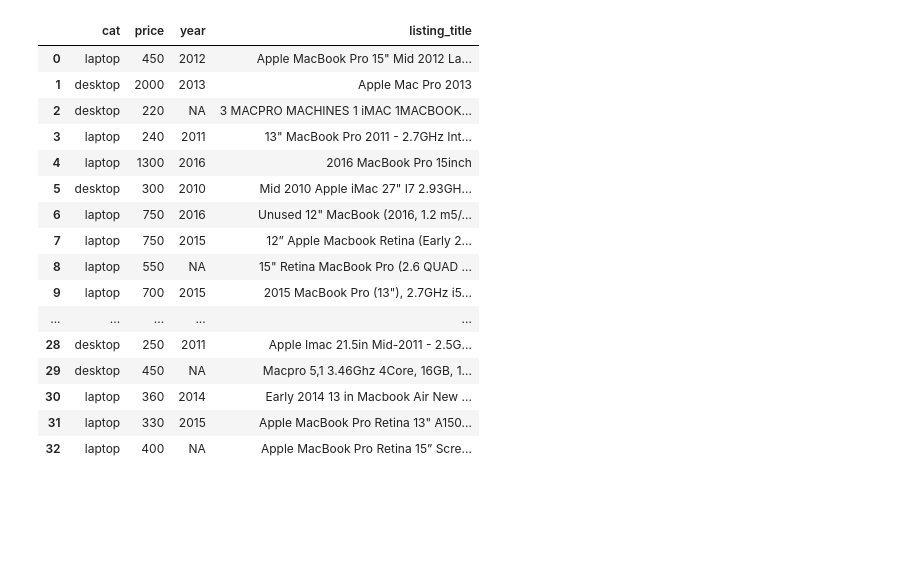
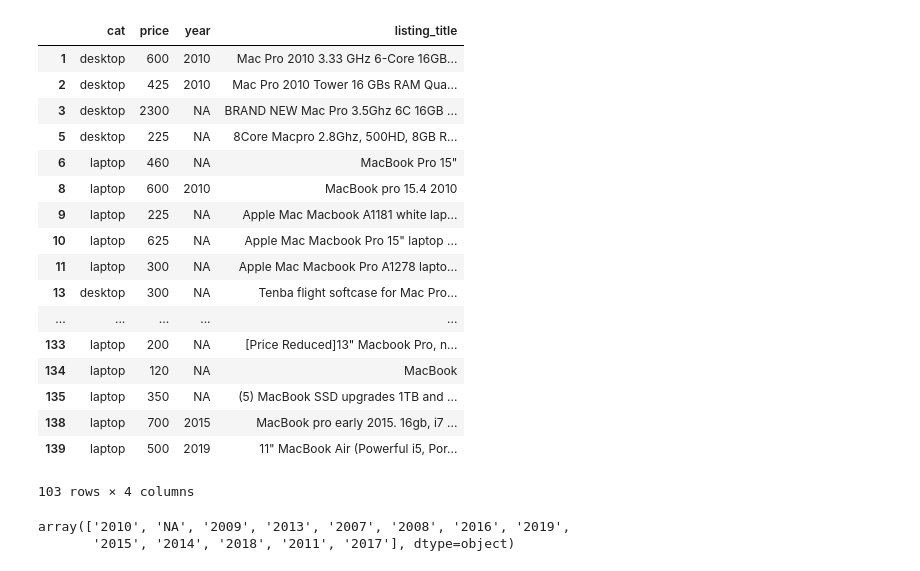
Before and after one commit to ygchan/Data-Engeering, a Jupyter notebook: Webscraping_04_Craigslist.ipynb, the cells around one changed output. Drawn from its saved outputs; the diff is of its cells as text; code cells hidden in the pictures; blank space fills up the shorter version.

```diff
--- a/Webscraping_04_Craigslist.ipynb
+++ b/Webscraping_04_Craigslist.ipynb
@@ -148,23 +147,3 @@ import pandas as pd
 header = ['cat', 'price', 'year', 'listing_title']
 apple_df = pd.DataFrame(search_result,
                         columns = header)
-# %%
-apple_df
-# %% [output]
-|  | cat | price | year | listing_title |
-| 0 | laptop | 450 | 2012 | Apple MacBook Pro 15" Mid 2012 La... |
-| 1 | desktop | 2000 | 2013 | Apple Mac Pro 2013 |
-| 2 | desktop | 220 | NA | 3 MACPRO MACHINES 1 iMAC 1MACBOOK... |
-| 3 | laptop | 240 | 2011 | 13" MacBook Pro 2011 - 2.7GHz Int... |
-| 4 | laptop | 1300 | 2016 | 2016 MacBook Pro 15inch |
-| 5 | desktop | 300 | 2010 | Mid 2010 Apple iMac 27" I7 2.93GH... |
-| 6 | laptop | 750 | 2016 | Unused 12" MacBook (2016, 1.2 m5/... |
-| 7 | laptop | 750 | 2015 | 12” Apple Macbook Retina (Early 2... |
-| 8 | laptop | 550 | NA | 15" Retina MacBook Pro (2.6 QUAD ... |
-| 9 | laptop | 700 | 2015 | 2015 MacBook Pro (13"), 2.7GHz i5... |
-| ... | ... | ... | ... | ... |
-| 28 | desktop | 250 | 2011 | Apple Imac 21.5in Mid-2011 - 2.5G... |
-| 29 | desktop | 450 | NA | Macpro 5,1 3.46Ghz 4Core, 16GB, 1... |
-| 30 | laptop | 360 | 2014 | Early 2014 13 in Macbook Air New ... |
-| 31 | laptop | 330 | 2015 | Apple MacBook Pro Retina 13" A150... |
-| 32 | laptop | 400 | NA | Apple MacBook Pro Retina 15” Scre... |
@@ -174,0 +150,36 @@ apple_df
+# %%
+apple_df.drop_duplicates(keep=False, inplace=True)
+apple_df = apple_df[apple_df.cat != "NA"]
+
+apple_df
+# %% [output]
+|  | cat | price | year | listing_title |
+| 1 | desktop | 600 | 2010 | Mac Pro 2010 3.33 GHz 6-Core 16GB... |
+| 2 | desktop | 425 | 2010 | Mac Pro 2010 Tower 16 GBs RAM Qua... |
+| 3 | desktop | 2300 | NA | BRAND NEW Mac Pro 3.5Ghz 6C 16GB ... |
+| 5 | desktop | 225 | NA | 8Core Macpro 2.8Ghz, 500HD, 8GB R... |
+| 6 | laptop | 460 | NA | MacBook Pro 15" |
+| 8 | laptop | 600 | 2010 | MacBook pro 15.4 2010 |
+| 9 | laptop | 225 | NA | Apple Mac Macbook A1181 white lap... |
+| 10 | laptop | 625 | NA | Apple Mac Macbook Pro 15" laptop ... |
+| 11 | laptop | 300 | NA | Apple Mac Macbook Pro A1278 lapto... |
+| 13 | desktop | 300 | NA | Tenba flight softcase for Mac Pro... |
+| ... | ... | ... | ... | ... |
+| 133 | laptop | 200 | NA | [Price Reduced]13" Macbook Pro, n... |
+| 134 | laptop | 120 | NA | MacBook |
+| 135 | laptop | 350 | NA | (5) MacBook SSD upgrades 1TB and ... |
+| 138 | laptop | 700 | 2015 | MacBook pro early 2015. 16gb, i7 ... |
+| 139 | laptop | 500 | 2019 | 11" MacBook Air (Powerful i5, Por... |
+103 rows × 4 columns
+# %%
+# how many laptop and desktop are there respectively?
+# please create a stacked bar graph with year and machine types
+
+# find out how many unique years are there
+# return an arrays
+years = apple_df.year.unique()
+
+years
+# %% [output]
+array(['2010', 'NA', '2009', '2013', '2007', '2008', '2016', '2019',
+       '2015', '2014', '2018', '2011', '2017'], dtype=object)
```
Also changed, not shown: parts of 11 cells of this notebook.
